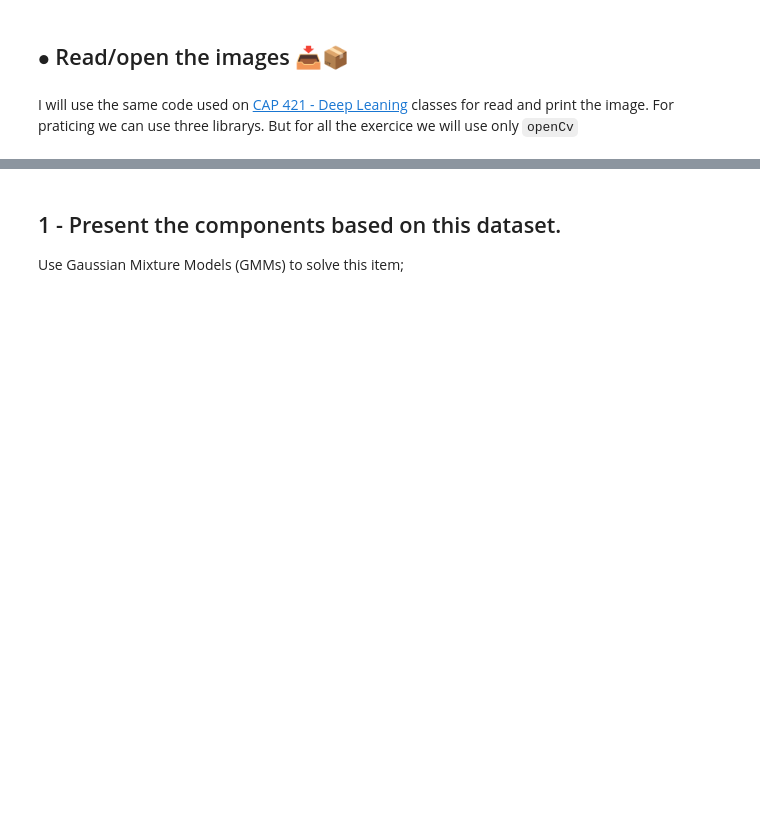
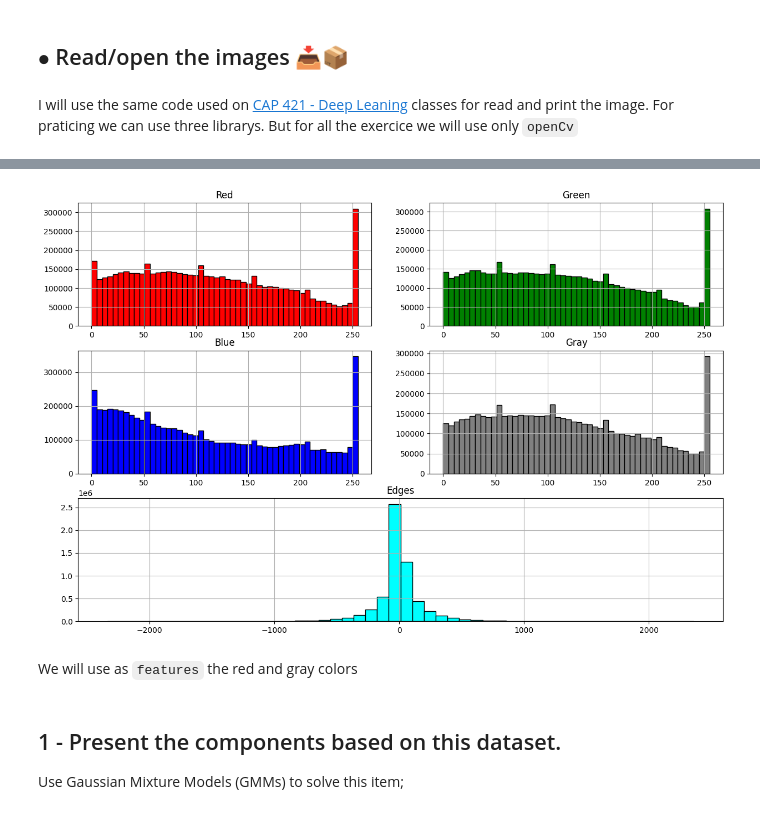
Before and after one commit to barauna-lo/Artificial_Inteligence, a Jupyter notebook: CAP417_Exercise_4.ipynb, the cells around one changed output, grey strips where cells are left out. Saved outputs shown, nothing was run; the diff lists cells and outputs as text; code cells hidden in the pictures; blank space fills up the shorter version.

```diff
--- a/CAP417_Exercise_4.ipynb
+++ b/CAP417_Exercise_4.ipynb
@@ -135,0 +127,32 @@ plt.show()
+# %%
+plt.figure(figsize=(15,10),dpi=100)
+plt.subplot(3,2,1)
+plt.hist(np.reshape(img_red,(-3,1)),bins=50, edgecolor="k", label="Histogram",color='red')
+plt.title('Red')
+plt.grid()
+
+plt.subplot(3,2,2)
+plt.hist(np.reshape(img_gree,(-3,1)),bins=50, edgecolor="k", label="Histogram",color='green')
+plt.title('Green')
+plt.grid()
+
+plt.subplot(3,2,3)
+plt.hist(np.reshape(img_blue,(-3,1)),bins=50, edgecolor="k", label="Histogram",color='blue')
+plt.title('Blue')
+plt.grid()
+
+plt.subplot(3,2,4)
+plt.hist(np.reshape(img_gray,(-3,1)),bins=50, edgecolor="k", label="Histogram",color='gray')
+plt.title('Gray')
+plt.grid()
+
+plt.subplot(3,2,(5,6))
+plt.hist(np.reshape(img_edges,(-3,1)),bins=50, edgecolor="k", label="Histogram",color='cyan')
+plt.title('Edges')
+plt.grid()
+
+plt.show()
+# %% [output]
+[figure, added]
+# %% [markdown]
+We will use as `features` the red and gray colors
```
Also changed, not shown: parts of 26 cells of this notebook.
